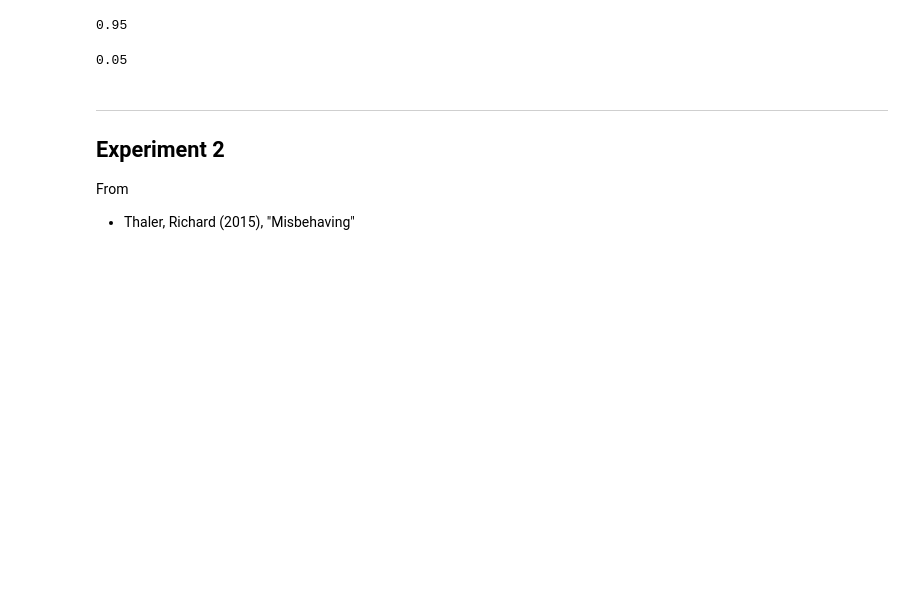
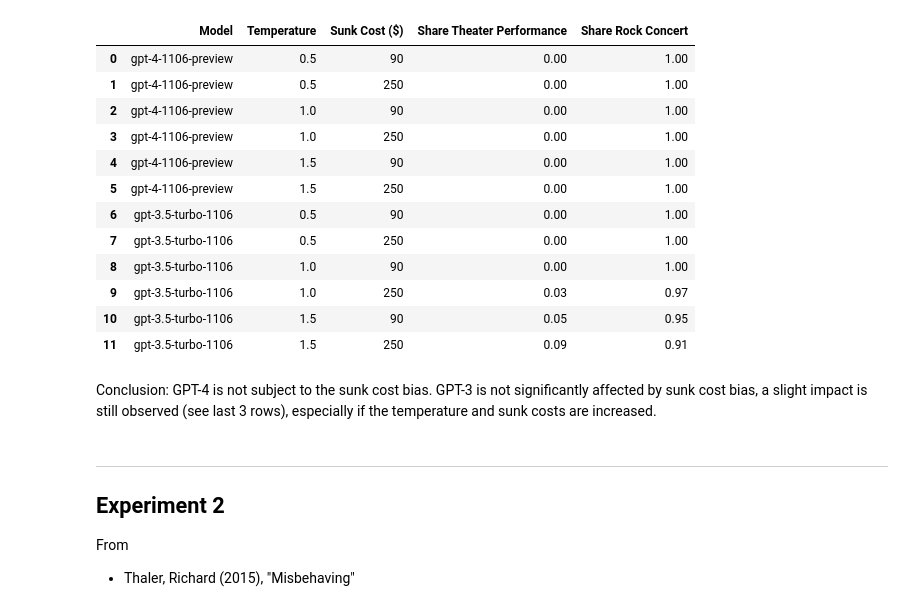
Before and after one commit to MariusDSPM/Data-Science-Project, a Jupyter notebook: Sunk Cost Fallacy.ipynb, the cells around one changed output. Drawn from its saved outputs; the diff is of its cells as text; code cells hidden in the pictures; blank space fills up the shorter version.

Commit message:
Sunk Cost and Loss Aversion

```diff
--- a/Sunk Cost Fallacy.ipynb
+++ b/Sunk Cost Fallacy.ipynb
@@ -79,10 +66,29 @@ def sunk_cost_experiment(model, prompt, instruction, n, temperature=1, max_token
+# %%
+def sunk_cost_experiment(model, prompt, instruction, temperature, n, max_tokens=1):
+    answers = run_experiment(model, prompt, instruction, temperature, n, max_tokens)
+
+    theater_share = answers.count('A') / len(answers)
+    rock_share = answers.count('B') / len(answers)
+
+    results = [model, temperature, sunk_cost, theater_share, rock_share]
+
+    return results, answers
+# %%
+models = ['gpt-4-1106-preview', 'gpt-3.5-turbo-1106']
+temperatures = [0.5, 1, 1.5]
+sunk_costs = [90, 250]
+
+instruction = 'Please answer by only giving the letter of the answer option A or B.'
 # %%
-# gpt-4-1106-preview (GPT-4 Turbo) is more powerful than GPT-4 and offered at a lower price
-model = 'gpt-4-1106-preview'
+%%time
 
-instruction = 'Complete the answer with two words.'
+results_list = []
+answers_storage = []
 
-prompt = """Assume that you have spent $250 for a ticket to a theater performance. \
+for model in models:
+    for temperature in temperatures:
+        for sunk_cost in sunk_costs:
+            prompt = f"""Assume that you have spent ${sunk_cost} for a ticket to a theater performance. \
 Several weeks later you buy a $30 ticket to a rock concert. You think you \
 will enjoy the rock concert more than the theater performance. As you are \
 putting your just-purchased rock concert ticket in your wallet, you notice \
@@ -90,4 +96,9 @@ that both events are scheduled for the same evening. The tickets are \
 non-transferable, nor can they be exchanged. You can use only one of the \
 tickets and not the other. Which ticket will you use?
 
-Answer: I would use the ticket to the"""
+A: Theater performance.
+B: Rock concert."""
+
+            results, answers = sunk_cost_experiment(model, prompt, instruction, temperature, n=100)
+            answers_storage.append(answers)
+            results_list.append(results)
@@ -120,11 +106,0 @@ Wall time: 60 s
-# %%
-(answers.count('rock concert')
- + answers.count('concert.')
- + answers.count('concert')
- + answers.count('concert performance')) / len(answers)
-# %% [output]
-0.95
-# %%
-answers.count('theater') / len(answers)
-# %% [output]
-0.05
@@ -130,0 +109,19 @@ answers.count('theater') / len(answers)
+# %%
+columns = ['Model', 'Temperature', 'Sunk Cost ($)', 'Share Theater Performance', 'Share Rock Concert']
+
+df = pd.DataFrame(results_list, columns=columns)
+df
+# %% [output]
+|  | Model | Temperature | Sunk Cost ($) | Share Theater Performance | Share Rock Concert |
+| 0 | gpt-4-1106-preview | 0.5 | 90 | 0.00 | 1.00 |
+| 1 | gpt-4-1106-preview | 0.5 | 250 | 0.00 | 1.00 |
+| 2 | gpt-4-1106-preview | 1.0 | 90 | 0.00 | 1.00 |
+| 3 | gpt-4-1106-preview | 1.0 | 250 | 0.00 | 1.00 |
+| 4 | gpt-4-1106-preview | 1.5 | 90 | 0.00 | 1.00 |
+| 5 | gpt-4-1106-preview | 1.5 | 250 | 0.00 | 1.00 |
+| 6 | gpt-3.5-turbo-1106 | 0.5 | 90 | 0.00 | 1.00 |
+| 7 | gpt-3.5-turbo-1106 | 0.5 | 250 | 0.00 | 1.00 |
+| 8 | gpt-3.5-turbo-1106 | 1.0 | 90 | 0.00 | 1.00 |
+| 9 | gpt-3.5-turbo-1106 | 1.0 | 250 | 0.03 | 0.97 |
+| 10 | gpt-3.5-turbo-1106 | 1.5 | 90 | 0.05 | 0.95 |
+| 11 | gpt-3.5-turbo-1106 | 1.5 | 250 | 0.09 | 0.91 |
@@ -131,3 +130,5 @@ answers.count('theater') / len(answers)
+# %% [markdown]
+Conclusion: GPT-4 is not subject to the sunk cost bias. GPT-3 is not significantly affected by sunk cost bias, a slight impact is still observed (see last 3 rows), especially if the temperature and sunk costs are increased.
 # %% [markdown]
 ---
 ## Experiment 2
```
Also changed, not shown: parts of 61 cells of this notebook, 2 other files.
